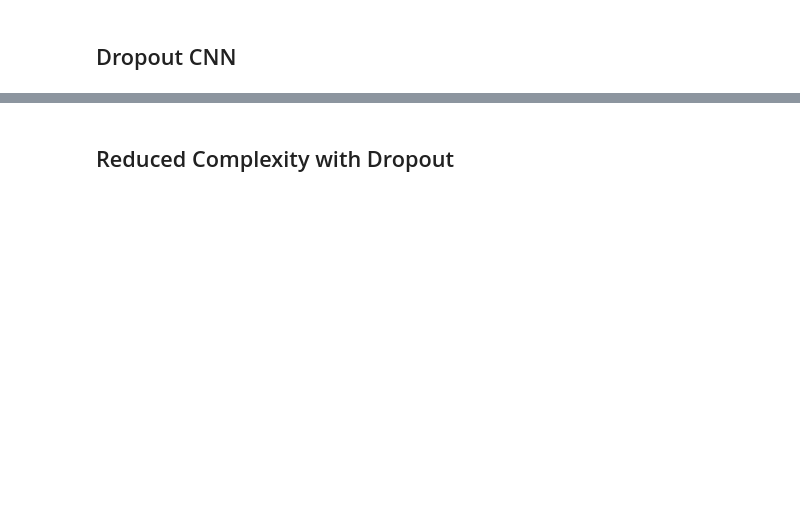
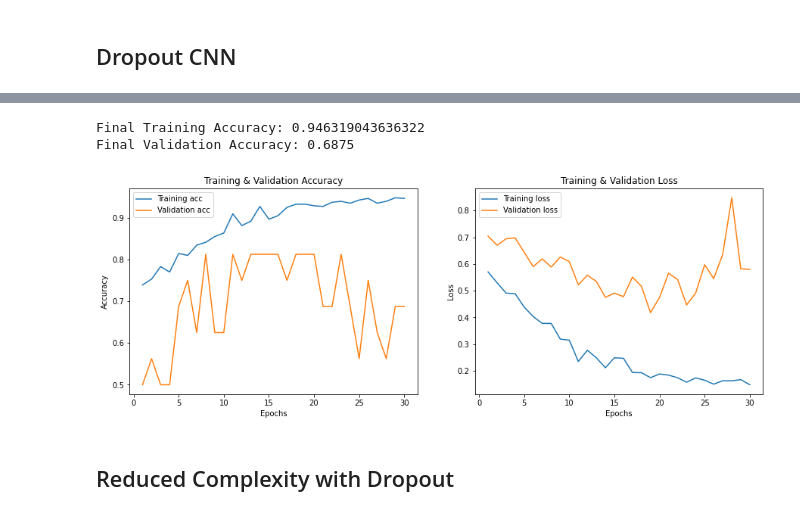
Before and after one commit to bentoler22/Flatiron_Phase_4_Project, a Jupyter notebook: Chest_Xray_Pneumonia_Classification.ipynb, the cells around one changed output, grey strips where cells are left out. Cells and saved outputs as stored; diff of their text form; code cells hidden in the pictures; blank space fills up the shorter version.

```diff
--- a/Chest_Xray_Pneumonia_Classification.ipynb
+++ b/Chest_Xray_Pneumonia_Classification.ipynb
@@ -295,30 +262,30 @@ model_5.evaluate(val_images, val_y)
 # %% [markdown]
 ## Dropout CNN
 # %%
-model_6 = models.Sequential()
-model_6.add(layers.Conv2D(32, (3, 3), activation='relu',
+cnn_model_3 = models.Sequential()
+cnn_model_3.add(layers.Conv2D(32, (3, 3), activation='relu',
                         input_shape=(256 ,256,  3)))
-model_6.add(layers.MaxPooling2D((2, 2)))
-model_6.add(layers.Dropout(0.3))
+cnn_model_3.add(layers.MaxPooling2D((2, 2)))
+cnn_model_3.add(layers.Dropout(0.3))
 
-model_6.add(layers.Conv2D(32, (4, 4), activation='relu'))
-model_6.add(layers.MaxPooling2D((2, 2)))
-model_6.add(layers.Dropout(0.3))
+cnn_model_3.add(layers.Conv2D(32, (4, 4), activation='relu'))
+cnn_model_3.add(layers.MaxPooling2D((2, 2)))
+cnn_model_3.add(layers.Dropout(0.3))
 
-model_6.add(layers.Conv2D(64, (3, 3), activation='relu'))
-model_6.add(layers.MaxPooling2D((2, 2)))
-model_6.add(layers.Dropout(0.3))
+cnn_model_3.add(layers.Conv2D(64, (3, 3), activation='relu'))
+cnn_model_3.add(layers.MaxPooling2D((2, 2)))
+cnn_model_3.add(layers.Dropout(0.3))
 
-model_6.add(layers.Flatten())
-model_6.add(layers.Dense(64, activation='relu'))
-model_6.add(layers.Dropout(0.3))
-model_6.add(layers.Dense(1, activation='sigmoid'))
+cnn_model_3.add(layers.Flatten())
+cnn_model_3.add(layers.Dense(64, activation='relu'))
+cnn_model_3.add(layers.Dropout(0.3))
+cnn_model_3.add(layers.Dense(1, activation='sigmoid'))
 # %%
-model_6.compile(optimizer='sgd',
+cnn_model_3.compile(optimizer='sgd',
               loss='binary_crossentropy',
               metrics=['accuracy'])
 # %%
-history_6 = model_6.fit(X_train,
+cnn_history_3 = cnn_model_3.fit(X_train,
                     y_train,
                     epochs=30,
                     batch_size=64,
@@ -354,3 +311,9 @@ model_6.evaluate(val_images, val_y)
+# %%
+plot_training(cnn_history_3)
+# %% [output]
+Final Training Accuracy: 0.946319043636322
+Final Validation Accuracy: 0.6875
+[figure, added]
 # %% [markdown]
 ## Reduced Complexity with Dropout
 # %%
```
Also changed, not shown: parts of 52 cells of this notebook.
